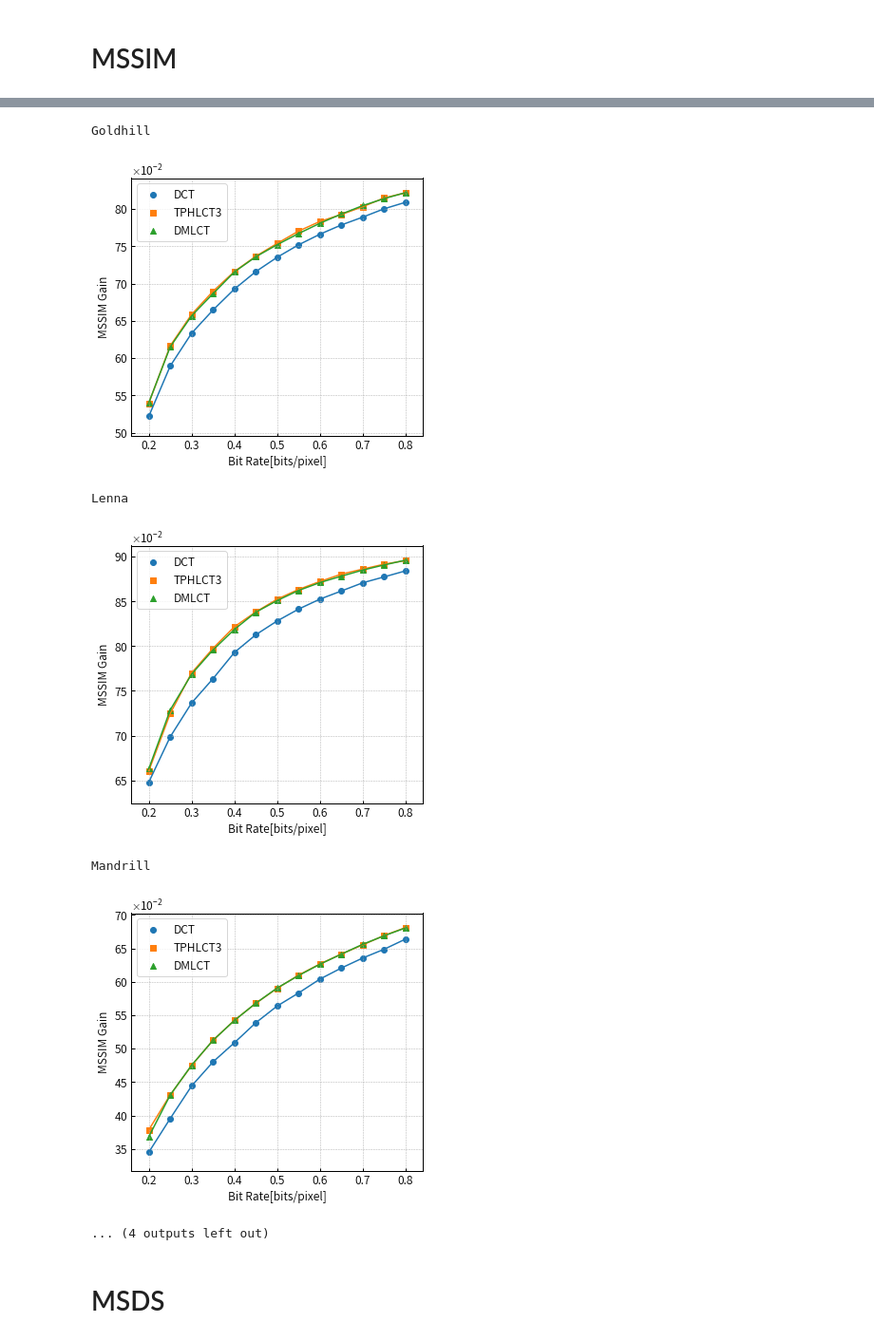
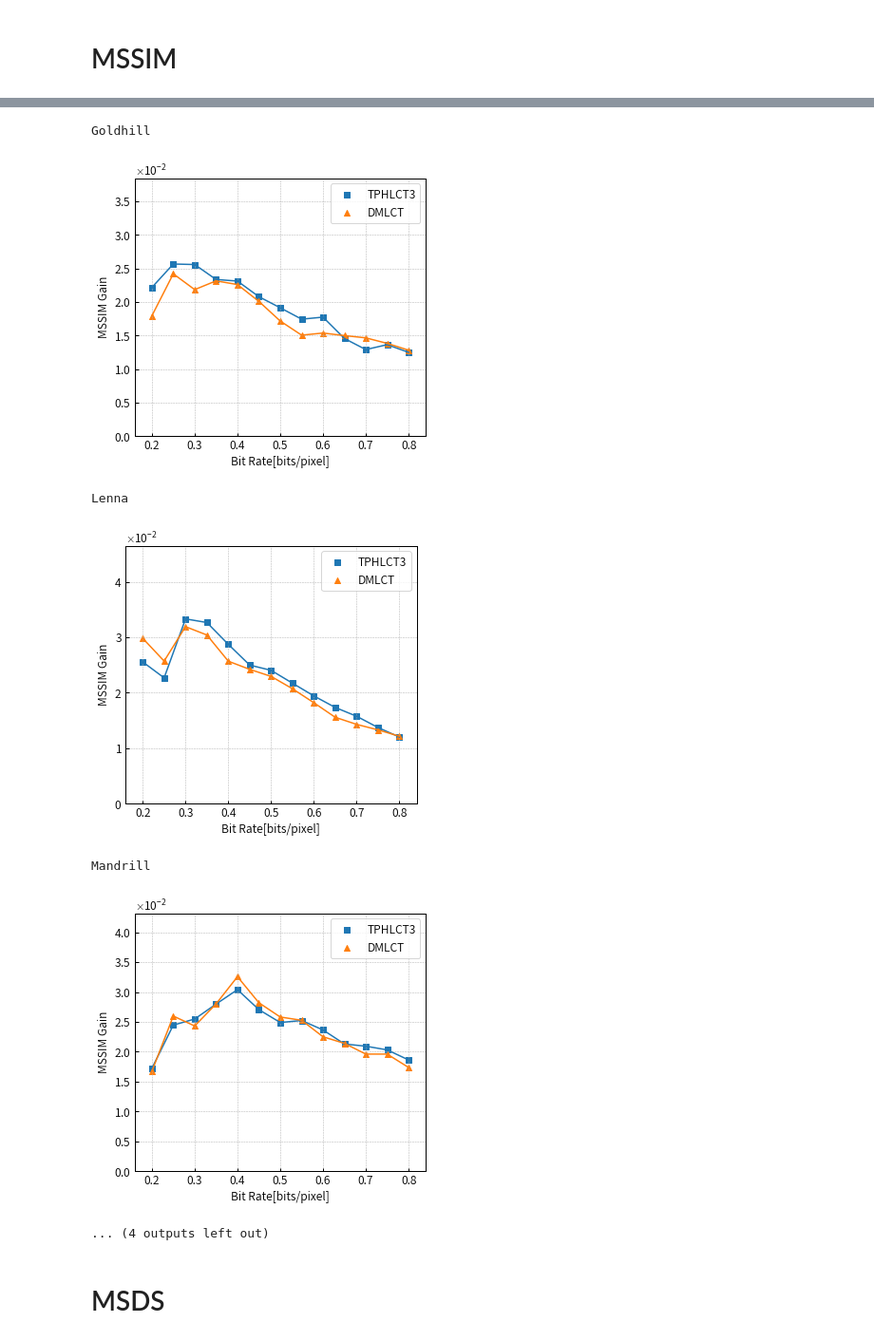
Before and after one commit to Hiroya-W/TPHLCT_and_DMLCT, a Jupyter notebook: Plot_tool/plot_tools.ipynb, the cells around one changed output, grey strips where cells are left out. Shown at 95% size. Drawn from its saved outputs; the diff is of its cells as text; code cells hidden in the pictures.

```diff
--- a/Plot_tool/plot_tools.ipynb
+++ b/Plot_tool/plot_tools.ipynb
@@ -36,7 +36,7 @@ class FixedOrderFormatter(ScalarFormatter):
     def _set_order_of_magnitude(self):
         self.orderOfMagnitude = self._order_of_mag
 # %%
-option = "16x16"
+option = "8x8"
 # %%
 df_1 = pd.read_excel("xlsx/DCT_"+ option +".xlsx",sheet_name=None)
 # %%
@@ -127,19 +127,19 @@ for key in df_1.keys():
     ax = fig.add_subplot(1,1,1) # Axesを作成
 
     # MSSIM値をそのまま表示
-    plt.scatter(bpp,p1,label="DCT",marker="o")
-    plt.plot(bpp,p1)
-    plt.scatter(bpp,p2,label="TPHLCT3",marker=",")
-    plt.plot(bpp,p2)
-    plt.scatter(bpp,p3,label="DMLCT",marker="^")
-    plt.plot(bpp,p3)
+#     plt.scatter(bpp,p1,label="DCT",marker="o")
+#     plt.plot(bpp,p1)
+#     plt.scatter(bpp,p2,label="TPHLCT3",marker=",")
+#     plt.plot(bpp,p2)
+#     plt.scatter(bpp,p3,label="DMLCT",marker="^")
+#     plt.plot(bpp,p3)
 
     # DCTとの差を表示する
-#     ax.scatter(bpp,p2-p1,label="TPHLCT3",marker=",")
-#     ax.plot(bpp,p2-p1)
-#     ax.scatter(bpp,p3-p1,label="DMLCT",marker="^")
-#     ax.plot(bpp,p3-p1)
-#     ax.set_ylim(0,)
+    ax.scatter(bpp,p2-p1,label="TPHLCT3",marker=",")
+    ax.plot(bpp,p2-p1)
+    ax.scatter(bpp,p3-p1,label="DMLCT",marker="^")
+    ax.plot(bpp,p3-p1)
+    ax.set_ylim(0,)
 
 
     ax.yaxis.set_major_formatter(FixedOrderFormatter(-2 ,useMathText=True))
@@ -150,8 +150,8 @@ for key in df_1.keys():
     ax.legend()
 
 #     plt.tight_layout()#グラフが重ならず，設定した図のサイズ内に収まる。
-    plt.savefig("output/mssim" + key + "_" + option + ".png",dpi=300)
-#     plt.savefig("output/mssim_diff" + key + "_" + option + ".png",dpi=300)
+#     plt.savefig("output/mssim" + key + "_" + option + ".png",dpi=300)
+    plt.savefig("output/mssim_diff" + key + "_" + option + ".png",dpi=300)
     plt.show()
 # %% [output]
 Airplane
@@ -163,9 +163,9 @@ Boat
 Goldhill
-[figure, old version]
+[figure, new version]
 Lenna
-[figure, old version]
+[figure, new version]
 Mandrill
-[figure, old version]
+[figure, new version]
 ... (4 outputs left out)
 # %% [markdown]
 # MSDS
```
Also changed, not shown: parts of 3 cells of this notebook, 41 other files.
